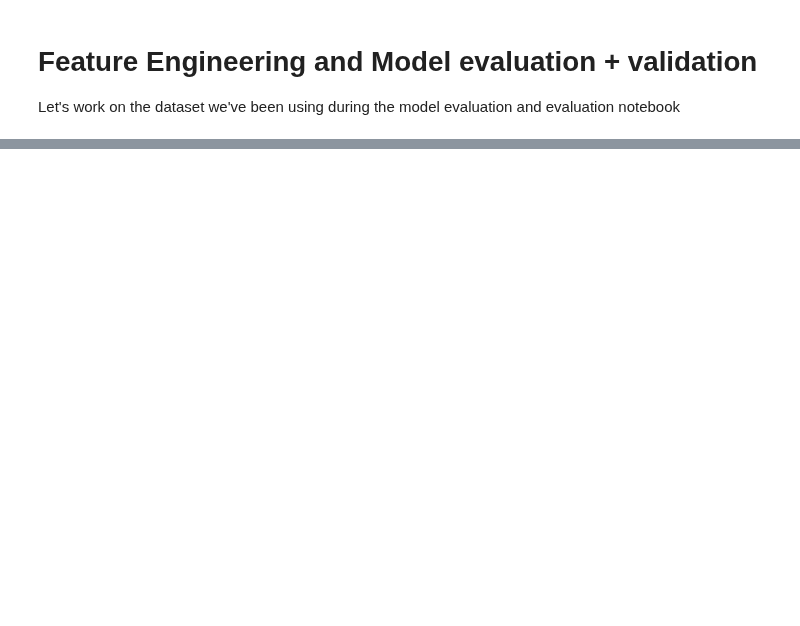
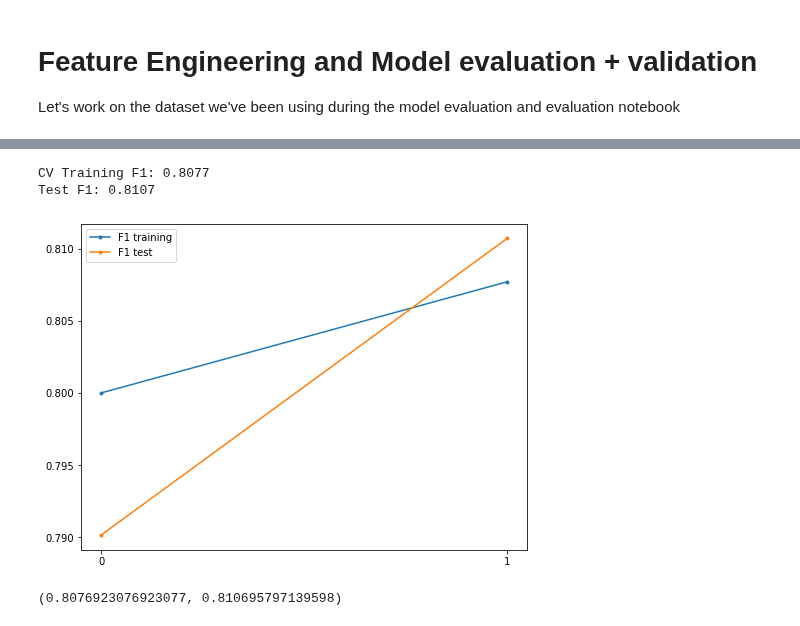
Before and after one commit to renero/class_notebooks, a Jupyter notebook: CMC proposed solution.ipynb, the cells around one changed output, grey strips where cells are left out. Saved outputs shown, nothing was run; the diff lists cells and outputs as text; code cells hidden in the pictures; blank space fills up the shorter version.

```diff
--- a/CMC proposed solution.ipynb
+++ b/CMC proposed solution.ipynb
@@ -227,0 +163,8 @@ ds.features.shape
+# %%
+df.keep_columns(best[4])
+validate.this(df, plot=True)
+# %% [output]
+CV Training F1: 0.8077
+Test F1: 0.8107
+[figure, added]
+(0.8076923076923077, 0.810695797139598)
```
Also changed, not shown: parts of 56 cells of this notebook, 1 other file.
